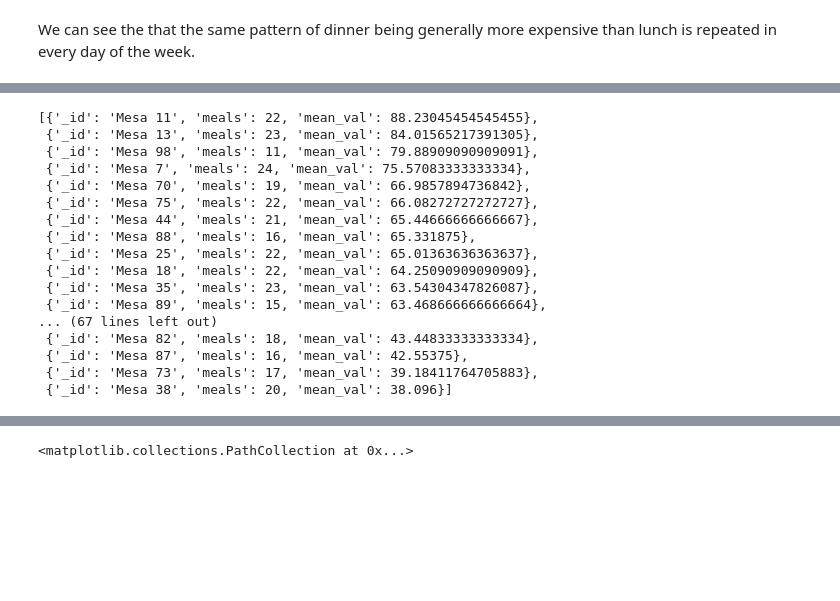
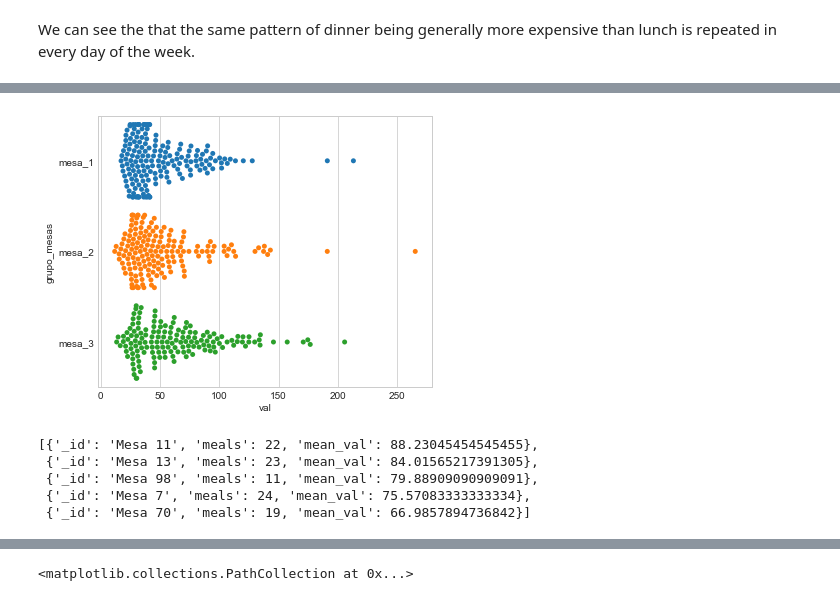
Before and after one commit to pfcor/totvs_datachallenge, a Jupyter notebook: 01_exploratory.ipynb, the cells around one changed output, grey strips where cells are left out. Drawn from its saved outputs; the diff is of its cells as text; code cells hidden in the pictures; blank space fills up the shorter version.

```diff
--- a/01_exploratory.ipynb
+++ b/01_exploratory.ipynb
@@ -270,3 +318,23 @@ We can see the that the same pattern of dinner being generally more expensive th
+# %%
+splits = [27,28,28]
+map_mesas = {}
+i = 0
+for m, sp in enumerate(splits):
+    f = i + sp
+    map_mesas.update({mesa: 'mesa_{}'.format(m+1) for mesa in order[i:f]})
+    i = f
+# %%
+q['grupo_mesas'] = q.mesa.map(map_mesas)
+# %%
+order = q.groupby('mesa')['val'].median().sort_values().index
+# g = sns.factorplot(y="grupo_mesas", x="val",
+#                    color="#aaaaaa",
+#                    data=q, kind="box", order=['mesa_{}'.format(i) for i in range(1,4)],
+#                    size=5, aspect=1)
+fig, ax = plt.subplots(figsize=(6,5))
+sns.swarmplot(y="grupo_mesas", x="val", data=q.sample(frac=0.3), order=['mesa_{}'.format(i) for i in range(1,4)]);
+# %% [output]
+[figure, added]
 # %%
 q = sample.aggregate([
     {
@@ -280,25 +348,13 @@ q = sample.aggregate([
     }
 ])
 
-list(q)
+list(q)[:5]
 # %% [output]
 [{'_id': 'Mesa 11', 'meals': 22, 'mean_val': 88.23045454545455},
  {'_id': 'Mesa 13', 'meals': 23, 'mean_val': 84.01565217391305},
  {'_id': 'Mesa 98', 'meals': 11, 'mean_val': 79.88909090909091},
  {'_id': 'Mesa 7', 'meals': 24, 'mean_val': 75.57083333333334},
- {'_id': 'Mesa 70', 'meals': 19, 'mean_val': 66.9857894736842},
- {'_id': 'Mesa 75', 'meals': 22, 'mean_val': 66.08272727272727},
- {'_id': 'Mesa 44', 'meals': 21, 'mean_val': 65.44666666666667},
- {'_id': 'Mesa 88', 'meals': 16, 'mean_val': 65.331875},
- {'_id': 'Mesa 25', 'meals': 22, 'mean_val': 65.01363636363637},
- {'_id': 'Mesa 18', 'meals': 22, 'mean_val': 64.25090909090909},
- {'_id': 'Mesa 35', 'meals': 23, 'mean_val': 63.54304347826087},
- {'_id': 'Mesa 89', 'meals': 15, 'mean_val': 63.468666666666664},
-... (67 lines left out)
- {'_id': 'Mesa 82', 'meals': 18, 'mean_val': 43.44833333333334},
- {'_id': 'Mesa 87', 'meals': 16, 'mean_val': 42.55375},
- {'_id': 'Mesa 73', 'meals': 17, 'mean_val': 39.18411764705883},
- {'_id': 'Mesa 38', 'meals': 20, 'mean_val': 38.096}]
+ {'_id': 'Mesa 70', 'meals': 19, 'mean_val': 66.9857894736842}]
 # %%
 projecting = {
     '$project': {
```
Also changed, not shown: parts of 32 cells of this notebook.
